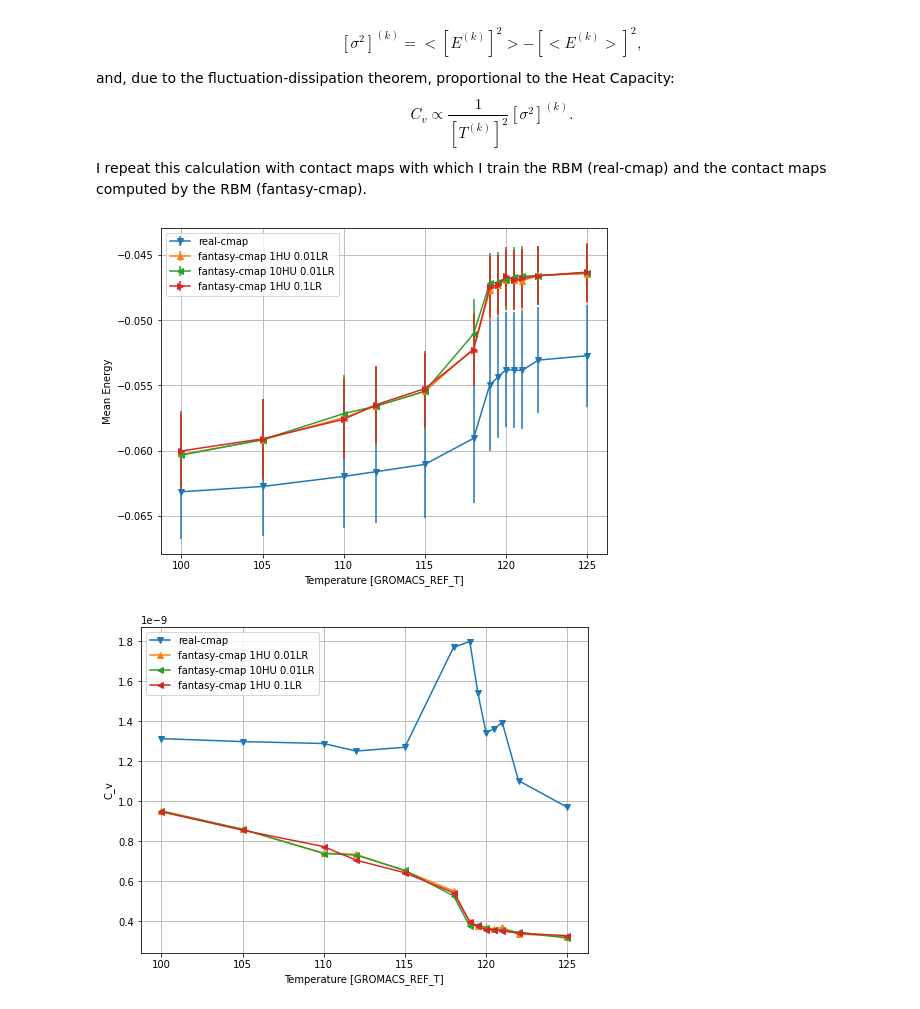
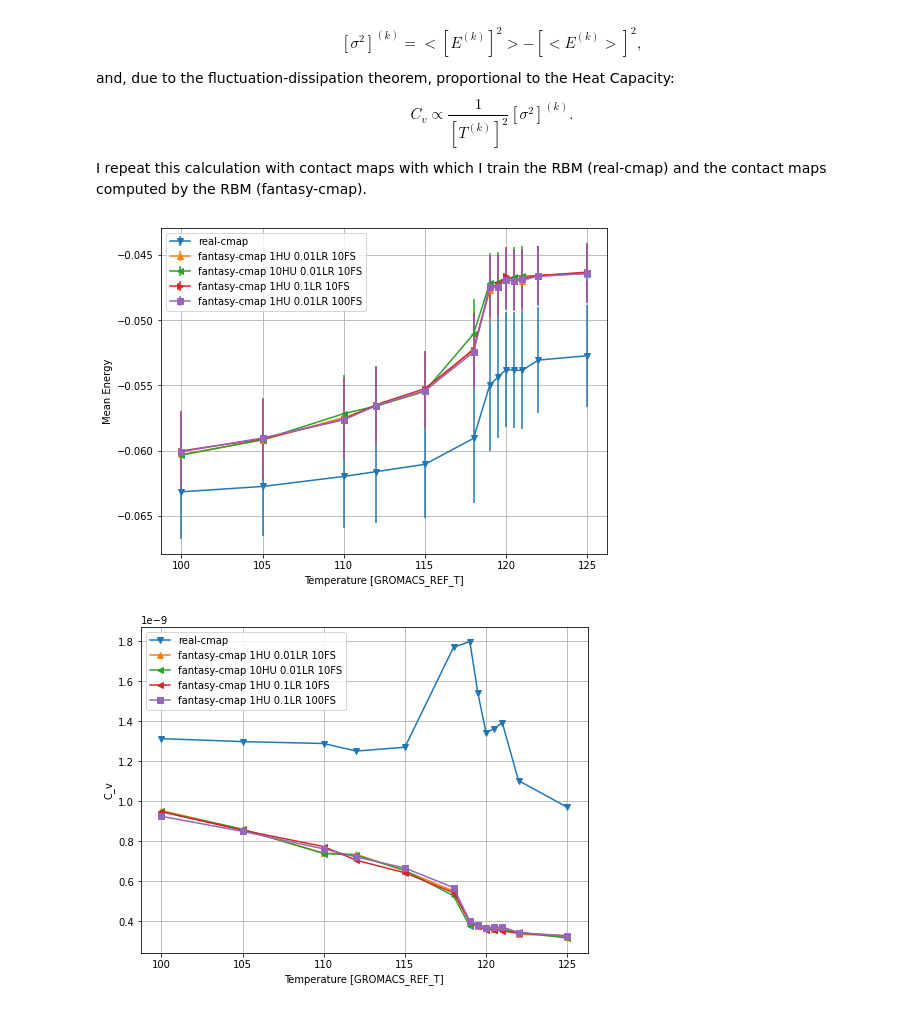
Before and after one commit to mattbona/protein-RBM, a Jupyter notebook: rbm/notebook/Gprotein_rbm.ipynb, the cells around one changed output. Saved outputs shown, nothing was run; the diff lists cells and outputs as text; code cells hidden in the pictures.

```diff
--- a/rbm/notebook/Gprotein_rbm.ipynb
+++ b/rbm/notebook/Gprotein_rbm.ipynb
@@ -298,7 +351,7 @@ temperature_real_cmap = real_cmap_results_sorted[:,0]
 real_cmap_mean_energy = -real_cmap_results_sorted[:,1]
 real_cmap_heat_capacity = real_cmap_results_sorted[:,2]/temperature_real_cmap**2
 real_cmap_std_dev = np.sqrt(real_cmap_results_sorted[:,2])
-# Fantasy cmap - 1Hidden Unit 0.001 Learning Rate
+# Fantasy cmap - 1Hidden Unit 0.01 Learning Rate 10 Fantasy steps
 fantasy_cmap_results_01HiddenUnits = np.loadtxt("../results/01HiddenUnits/energy-vs-var-fantasy-cmap.dat")
 fantasy_cmap_results_01HiddenUnits_sorted = fantasy_cmap_results_01HiddenUnits[fantasy_cmap_results_01HiddenUnits[:,0].argsort()]
 
@@ -306,7 +359,7 @@ temperature_fantasy_cmap_01HiddenUnits = fantasy_cmap_results_01HiddenUnits_sort
 fantasy_cmap_mean_energy_01HiddenUnits = -fantasy_cmap_results_01HiddenUnits_sorted[:,1]
 fantasy_cmap_heat_capacity_01HiddenUnits = fantasy_cmap_results_01HiddenUnits_sorted[:,2]/temperature_fantasy_cmap_01HiddenUnits**2
 fantasy_cmap_std_dev_01HiddenUnits = np.sqrt(fantasy_cmap_results_01HiddenUnits_sorted[:,2])
-# Fantasy cmap - 10 Hidden Unit 0.001 Learning Rate
+# Fantasy cmap - 10 Hidden Unit 0.01 Learning Rate 10 Fantasy steps
 fantasy_cmap_results_10HiddenUnits = np.loadtxt("../results/10HiddenUnits/energy-vs-var-fantasy-cmap.dat")
 fantasy_cmap_results_10HiddenUnits_sorted = fantasy_cmap_results_10HiddenUnits[fantasy_cmap_results_10HiddenUnits[:,0].argsort()]
 
@@ -314,7 +367,7 @@ temperature_fantasy_cmap_10HiddenUnits = fantasy_cmap_results_10HiddenUnits_sort
 fantasy_cmap_mean_energy_10HiddenUnits = -fantasy_cmap_results_10HiddenUnits_sorted[:,1]
 fantasy_cmap_heat_capacity_10HiddenUnits = fantasy_cmap_results_10HiddenUnits_sorted[:,2]/temperature_fantasy_cmap_10HiddenUnits**2
 fantasy_cmap_std_dev_10HiddenUnits = np.sqrt(fantasy_cmap_results_10HiddenUnits_sorted[:,2])
-# Fantasy cmap - 1Hidden Unit 0.01 Learning Rate
+# Fantasy cmap - 1Hidden Unit 0.1 Learning Rate 10 Fantasy steps
 fantasy_cmap_results_0_1LearningRate = np.loadtxt("../results/0_1LearningRate/energy-vs-var-fantasy-cmap.dat")
 fantasy_cmap_results_0_1LearningRate_sorted = fantasy_cmap_results_0_1LearningRate[fantasy_cmap_results_0_1LearningRate[:,0].argsort()]
 
@@ -322,48 +375,59 @@ temperature_fantasy_cmap_0_1LearningRate = fantasy_cmap_results_0_1LearningRate_
 fantasy_cmap_mean_energy_0_1LearningRate = -fantasy_cmap_results_0_1LearningRate_sorted[:,1]
 fantasy_cmap_heat_capacity_0_1LearningRate = fantasy_cmap_results_0_1LearningRate_sorted[:,2]/temperature_fantasy_cmap_0_1LearningRate**2
 fantasy_cmap_std_dev_0_1LearningRate = np.sqrt(fantasy_cmap_results_0_1LearningRate_sorted[:,2])
+# Fantasy cmap - 1Hidden Unit 0.01 Learning Rate 100 Fantasy steps
+fantasy_cmap_results_100FantasySteps = np.loadtxt("../results/100FantasySteps/energy-vs-var-fantasy-cmap.dat")
+fantasy_cmap_results_100FantasySteps_sorted = fantasy_cmap_results_100FantasySteps[fantasy_cmap_results_100FantasySteps[:,0].argsort()]
 
+temperature_fantasy_cmap_100FantasySteps = fantasy_cmap_results_100FantasySteps_sorted[:,0]
+fantasy_cmap_mean_energy_100FantasySteps = -fantasy_cmap_results_100FantasySteps_sorted[:,1]
+fantasy_cmap_heat_capacity_100FantasySteps = fantasy_cmap_results_100FantasySteps_sorted[:,2]/temperature_fantasy_cmap_100FantasySteps**2
+fantasy_cmap_std_dev_100FantasySteps = np.sqrt(fantasy_cmap_results_100FantasySteps_sorted[:,2])
 
 ### Plot Mean energy vs temperature
 plt.figure(figsize=(8,6))
 # Real cmap
 plt.errorbar(temperature_real_cmap, real_cmap_mean_energy,
              yerr=real_cmap_std_dev,marker='v',label="real-cmap")
 # Fantasy cmap
 plt.errorbar(temperature_fantasy_cmap_01HiddenUnits, fantasy_cmap_mean_energy_01HiddenUnits,
-             yerr=fantasy_cmap_std_dev_01HiddenUnits, marker='^',label="fantasy-cmap 1HU 0.01LR")
+             yerr=fantasy_cmap_std_dev_01HiddenUnits, marker='^',label="fantasy-cmap 1HU 0.01LR 10FS")
 plt.errorbar(temperature_fantasy_cmap_10HiddenUnits, fantasy_cmap_mean_energy_10HiddenUnits,
-             yerr=fantasy_cmap_std_dev_10HiddenUnits, marker='<',label="fantasy-cmap 10HU 0.01LR")
+             yerr=fantasy_cmap_std_dev_10HiddenUnits, marker='<',label="fantasy-cmap 10HU 0.01LR 10FS")
 plt.errorbar(temperature_fantasy_cmap_0_1LearningRate, fantasy_cmap_mean_energy_0_1LearningRate,
-             yerr=fantasy_cmap_std_dev_0_1LearningRate, marker='>',label="fantasy-cmap 1HU 0.1LR")
+             yerr=fantasy_cmap_std_dev_0_1LearningRate, marker='>',label="fantasy-cmap 1HU 0.1LR 10FS")
+plt.errorbar(temperature_fantasy_cmap_100FantasySteps, fantasy_cmap_mean_energy_100FantasySteps,
+             yerr=fantasy_cmap_std_dev_100FantasySteps, marker='s',label="fantasy-cmap 1HU 0.01LR 100FS")
 
 plt.xlabel('Temperature [GROMACS_REF_T]')
 plt.ylabel('Mean Energy')
 plt.grid(True)
 plt.legend(loc="upper left")
 
 plt.figure(figsize=(8,6)) # New figure for separated plots
 
 ### Plot Heat Capacity vs temperature
 # Real cmap
 plt.plot(temperature_real_cmap, real_cmap_heat_capacity,label="real-cmap",marker='v')
 # Fantasy cmap
 plt.plot(temperature_fantasy_cmap_01HiddenUnits, fantasy_cmap_heat_capacity_01HiddenUnits,
-         label="fantasy-cmap 1HU 0.01LR",marker='^')
+         label="fantasy-cmap 1HU 0.01LR 10FS",marker='^')
 plt.plot(temperature_fantasy_cmap_10HiddenUnits, fantasy_cmap_heat_capacity_10HiddenUnits,
-         label="fantasy-cmap 10HU 0.01LR",marker='<')
+         label="fantasy-cmap 10HU 0.01LR 10FS",marker='<')
 plt.plot(temperature_fantasy_cmap_0_1LearningRate, fantasy_cmap_heat_capacity_0_1LearningRate,
-         label="fantasy-cmap 1HU 0.1LR",marker='<')
+         label="fantasy-cmap 1HU 0.1LR 10FS",marker='<')
+plt.plot(temperature_fantasy_cmap_100FantasySteps, fantasy_cmap_heat_capacity_100FantasySteps,
+         label="fantasy-cmap 1HU 0.01LR 100FS",marker='s')
 
 plt.xlabel('Temperature [GROMACS_REF_T]')
 plt.ylabel('C_v')
 plt.grid(True)
 plt.legend(loc="upper left")
 
 plt.show()
 # %% [output]
-[figure, old version]
+[figure, new version]
-[figure, old version]
+[figure, new version]
 # %% [markdown]
 ## Conclusions
 
```
Also changed, not shown: parts of 5 cells of this notebook, 1 other file.
